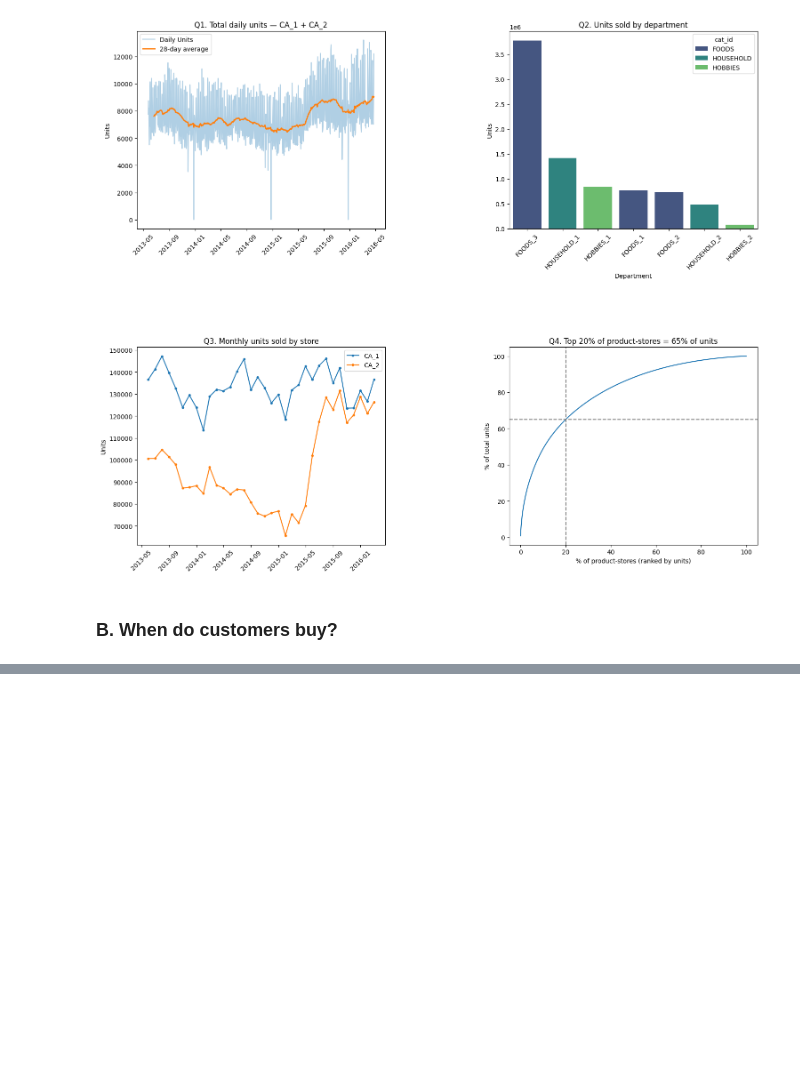
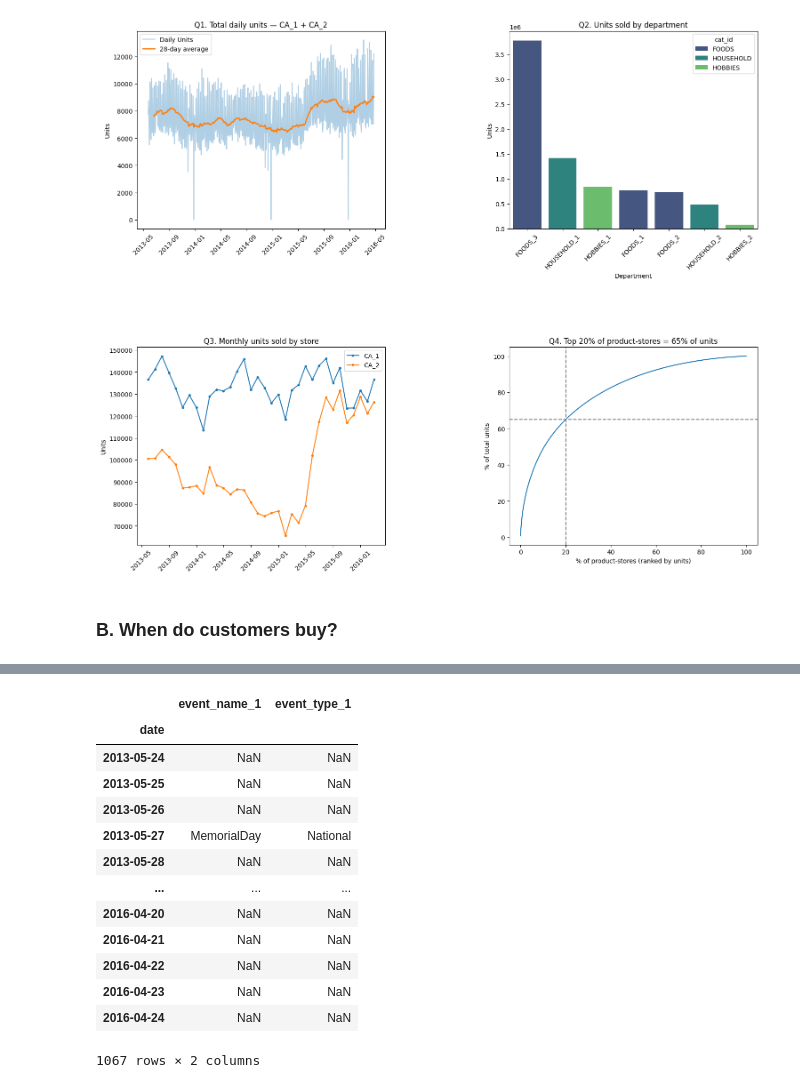
Before and after one commit to Snehil-Raut/CMPE_257_Machine_learning, a Jupyter notebook: notebooks/EDA.ipynb, the cells around one changed output, grey strips where cells are left out. Cells and saved outputs as stored; diff of their text form; code cells hidden in the pictures; blank space fills up the shorter version.

```diff
--- a/notebooks/EDA.ipynb
+++ b/notebooks/EDA.ipynb
@@ -189,0 +254,18 @@ Text(0, 0.5, '% of total units')
+# %%
+cal = df.drop_duplicates('date').set_index('date')[['event_name_1', 'event_type_1']]
+cal
+# %% [output]
+|  | event_name_1 | event_type_1 |
+| date |  |  |
+| 2013-05-24 | NaN | NaN |
+| 2013-05-25 | NaN | NaN |
+| 2013-05-26 | NaN | NaN |
+| 2013-05-27 | MemorialDay | National |
+| 2013-05-28 | NaN | NaN |
+| ... | ... | ... |
+| 2016-04-20 | NaN | NaN |
+| 2016-04-21 | NaN | NaN |
+| 2016-04-22 | NaN | NaN |
+| 2016-04-23 | NaN | NaN |
+| 2016-04-24 | NaN | NaN |
+1067 rows × 2 columns
```
Also changed, not shown: parts of 2 cells of this notebook.
